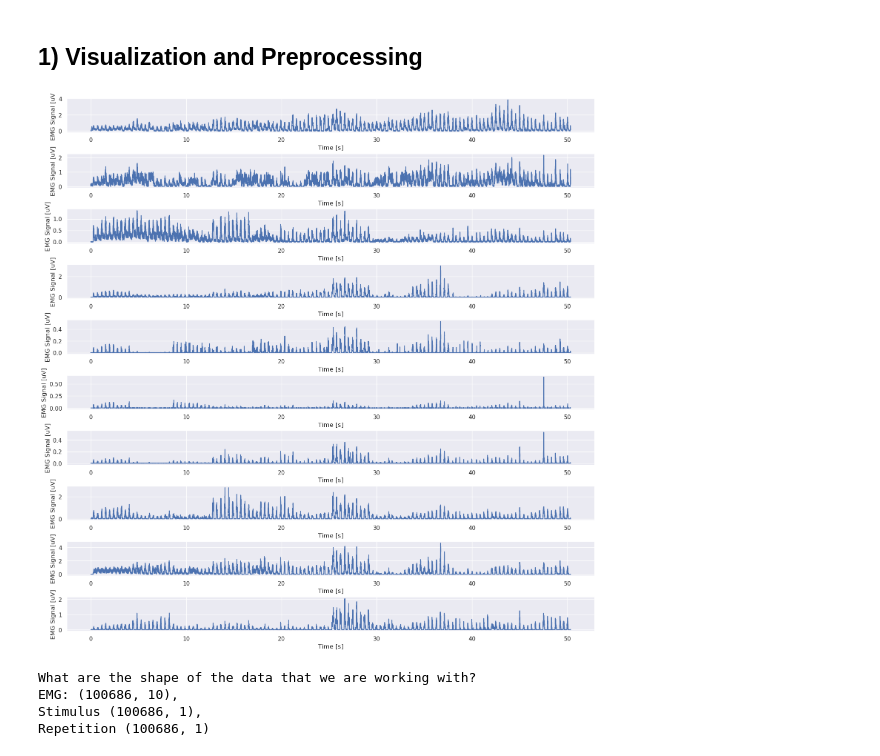
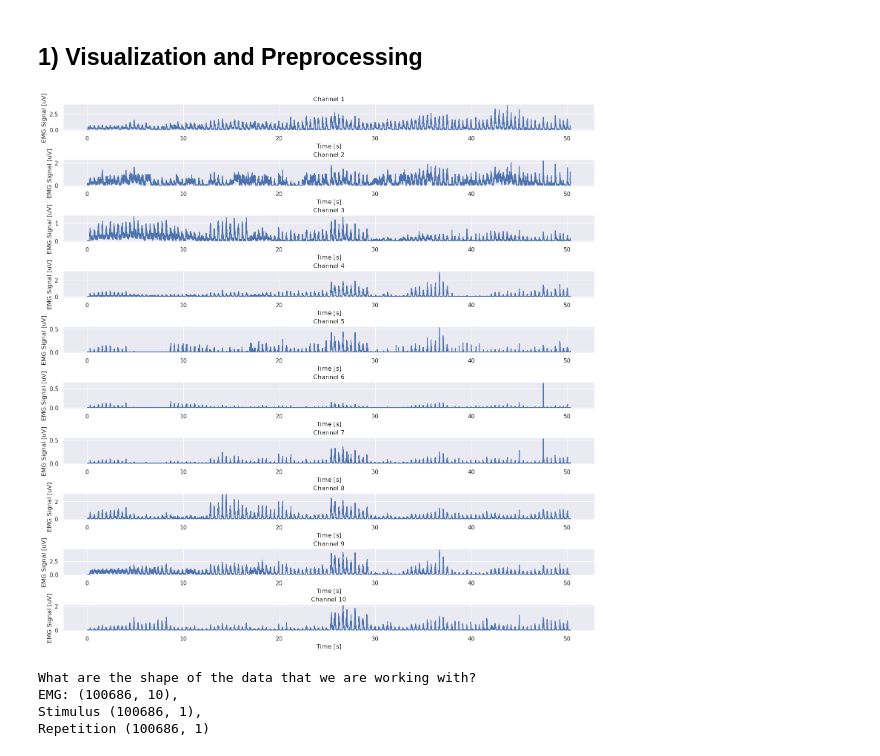
Before and after one commit to Tournedos/NSSP_project2_groupK, a Jupyter notebook: Part1.ipynb, the cells around one changed output. Cells and saved outputs as stored; diff of their text form; code cells hidden in the pictures.

```diff
--- a/Part1.ipynb
+++ b/Part1.ipynb
@@ -48,15 +49,16 @@ There are 10 channels
 # %%
 # visualize signals
 n_channels = emg.shape[1]
 
 #Time vector for plotting : create evenly spaced time bins from 0 to the total duration of the signal in s
 time_steps = np.arange(0,emg.shape[0]/fs, 1/fs)
 
 fig, ax = plt.subplots(n_channels, 1, constrained_layout=True, figsize=(15, 15))
 for channel_idx in range(n_channels):
     ax[channel_idx].plot(time_steps, emg[:, channel_idx])
+    ax[channel_idx].set_title(f"Channel {channel_idx+1}") #channel number
     ax[channel_idx].set_xlabel("Time [s]")
     ax[channel_idx].set_ylabel("EMG Signal [uV]")
 # %% [output]
-[figure, old version]
+[figure, new version]
 # %%
```
Also changed, not shown: parts of 18 cells of this notebook.
